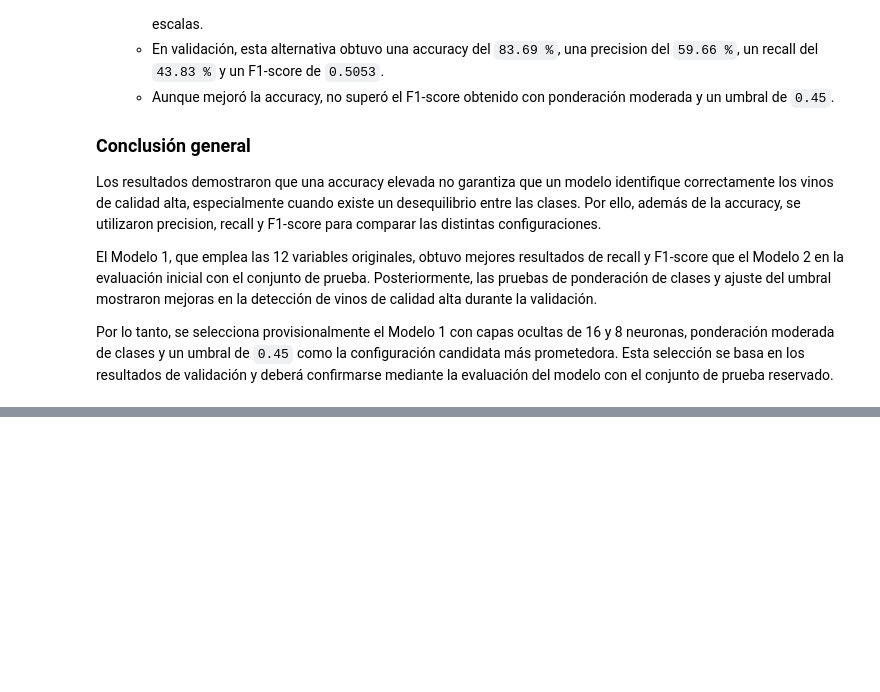
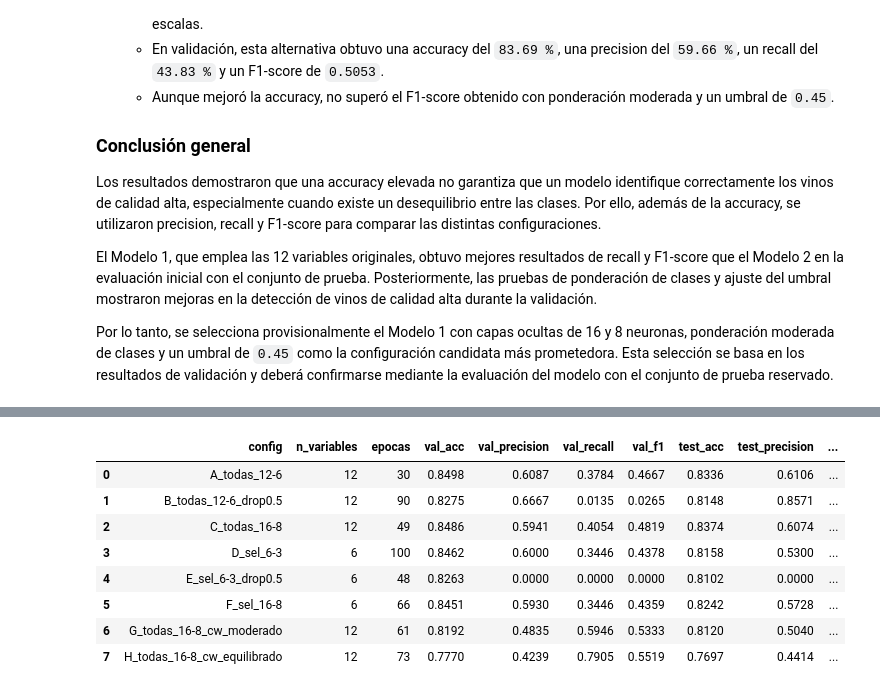
Before and after one commit to MauOrtizC/Proyecto-D-Sistema-de-Prediccion-de-Calidad-de-Vino, a Jupyter notebook: notebooks/04_ANN_Modelo2.ipynb, the cells around one changed output, grey strips where cells are left out. Cells and saved outputs as stored; diff of their text form; code cells hidden in the pictures; blank space fills up the shorter version.

Commit message:
Actualizacion final: modelos, documentacion y Streamlit

```diff
--- a/notebooks/04_ANN_Modelo2.ipynb
+++ b/notebooks/04_ANN_Modelo2.ipynb
@@ -2074,0 +2066,38 @@ Exportado en: C:\Users\Eladrel\Desktop\Proyecto-D-Sistema-de-Prediccion-de-Calid
+# %%
+from pathlib import Path
+import pandas as pd
+
+# Buscar la raíz del proyecto
+project_root = Path.cwd().resolve()
+
+if not (project_root / "reports" / "metrics" / "model2_results.csv").exists():
+    project_root = project_root.parent
+
+# Cargar los resultados ya guardados
+ruta = project_root / "reports" / "metrics" / "model2_results.csv"
+results_m2 = pd.read_csv(ruta)
+
+# Mostrar todas las métricas, incluyendo Accuracy
+display(results_m2[[
+    "config",
+    "n_variables",
+    "epocas",
+    "val_acc",
+    "val_precision",
+    "val_recall",
+    "val_f1",
+    "test_acc",
+    "test_precision",
+    "test_recall",
+    "test_f1"
+]].round(4))
+# %% [output]
+|  | config | n_variables | epocas | val_acc | val_precision | val_recall | val_f1 | test_acc | test_precision | ... |
+| 0 | A_todas_12-6 | 12 | 30 | 0.8498 | 0.6087 | 0.3784 | 0.4667 | 0.8336 | 0.6106 | ... |
+| 1 | B_todas_12-6_drop0.5 | 12 | 90 | 0.8275 | 0.6667 | 0.0135 | 0.0265 | 0.8148 | 0.8571 | ... |
+| 2 | C_todas_16-8 | 12 | 49 | 0.8486 | 0.5941 | 0.4054 | 0.4819 | 0.8374 | 0.6074 | ... |
+| 3 | D_sel_6-3 | 6 | 100 | 0.8462 | 0.6000 | 0.3446 | 0.4378 | 0.8158 | 0.5300 | ... |
+| 4 | E_sel_6-3_drop0.5 | 6 | 48 | 0.8263 | 0.0000 | 0.0000 | 0.0000 | 0.8102 | 0.0000 | ... |
+| 5 | F_sel_16-8 | 6 | 66 | 0.8451 | 0.5930 | 0.3446 | 0.4359 | 0.8242 | 0.5728 | ... |
+| 6 | G_todas_16-8_cw_moderado | 12 | 61 | 0.8192 | 0.4835 | 0.5946 | 0.5333 | 0.8120 | 0.5040 | ... |
+| 7 | H_todas_16-8_cw_equilibrado | 12 | 73 | 0.7770 | 0.4239 | 0.7905 | 0.5519 | 0.7697 | 0.4414 | ... |
```
Also changed, not shown: parts of 1 cell of this notebook, 15 other files.
